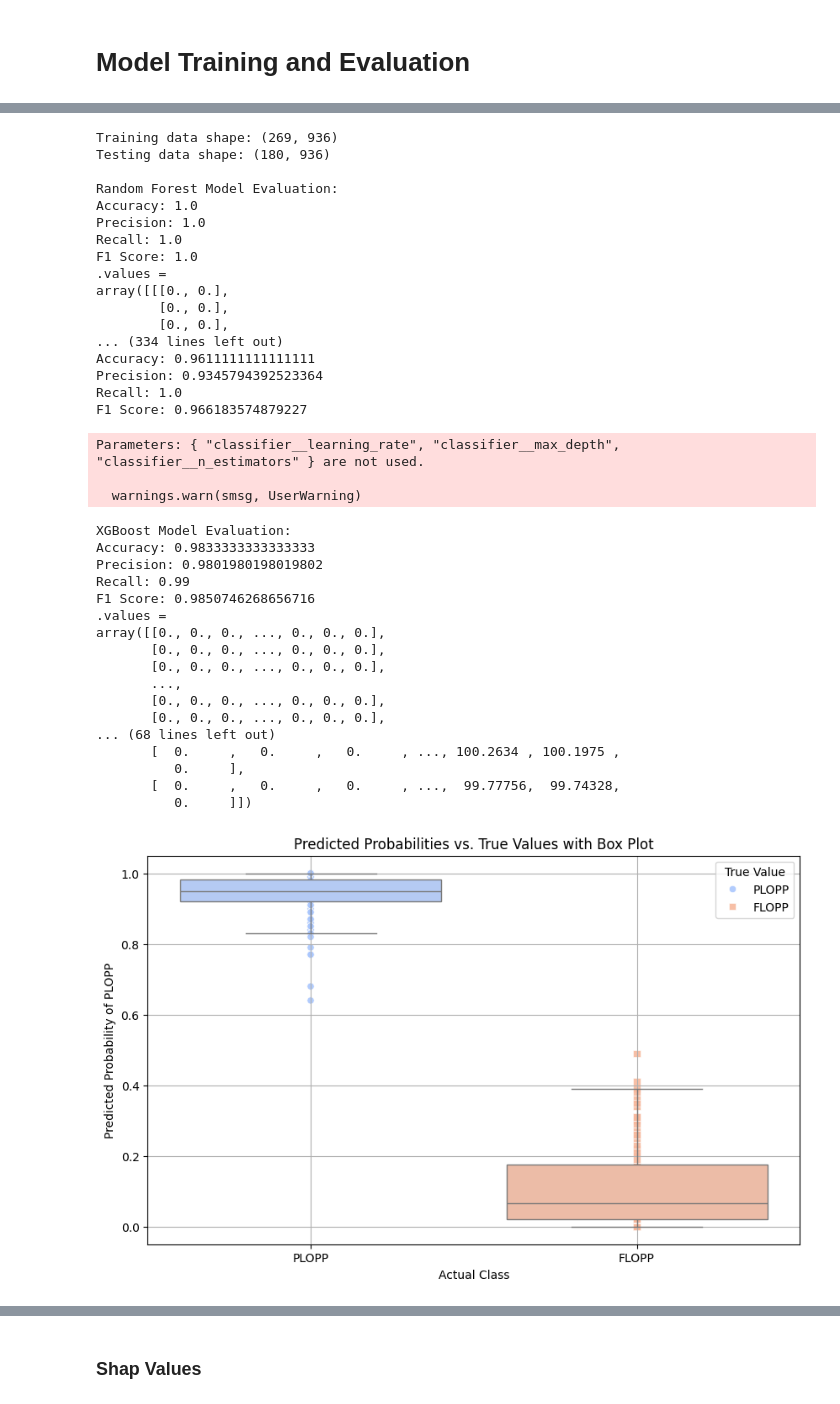
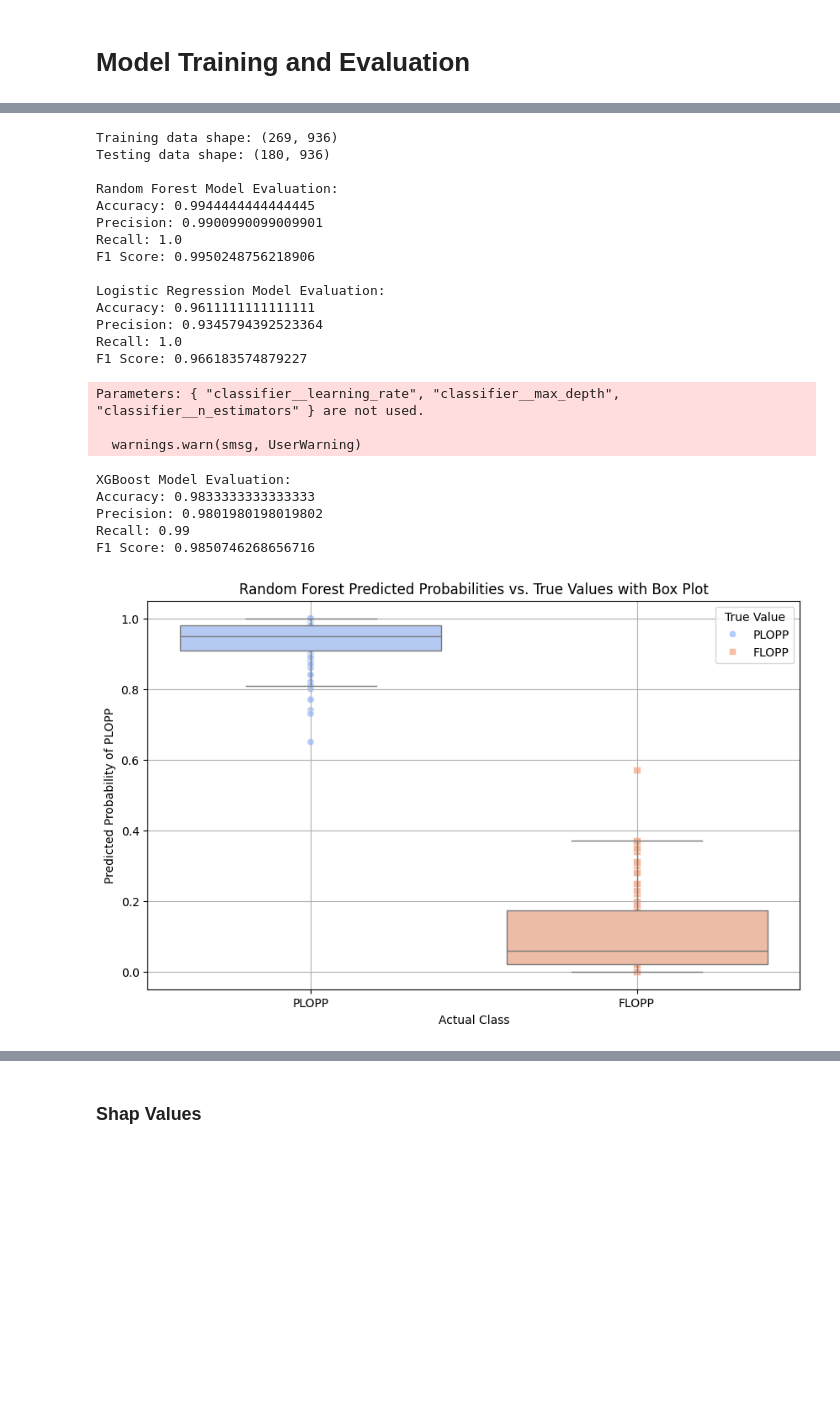
Before and after one commit to Jake-Ford/PLOPP-analysis, a Jupyter notebook: analysis/src/spectra_analysis.ipynb, the cells around one changed output, grey strips where cells are left out. Drawn from its saved outputs; the diff is of its cells as text; code cells hidden in the pictures; blank space fills up the shorter version.

```diff
--- a/analysis/src/spectra_analysis.ipynb
+++ b/analysis/src/spectra_analysis.ipynb
@@ -264,3 +359,7 @@ best_params
  'snv__use_scaling': True}
 # %% [markdown]
 # Model Training and Evaluation
+# %%
+result_df = pd.read_csv("../../data/output/merged_df.csv")
+result_df = result_df.drop(['Unnamed: 0'], axis=1)
+result_df
@@ -420,7 +533,7 @@ for name, model in models.items():
 
         fig, ax = plt.subplots(figsize=(12, 6))
         top_ten_importances.plot(kind='barh', ax=ax)
-        ax.set_title("Top 25 Feature Importance")
+        ax.set_title(f'{name} Top 25 Feature Importance')
         ax.set_ylabel("Importance")
         ax.set_xlabel("Features")
 
@@ -456,52 +569,37 @@ for name, model in models.items():
     # Create a horizontal scatter plot
     sns.scatterplot(data=plot_data, y='Predicted Probability', x='True Value', hue='True Value', palette='coolwarm', style='True Value', markers=['o', 's'], alpha=0.9)
 
     # Create a horizontal boxplot overlay
     sns.boxplot(data=plot_data, y='Predicted Probability', x='True Value', hue='True Value', palette='coolwarm', whis=1.5, fliersize=0)
 
     # Customize the plot
-    plt.title('Predicted Probabilities vs. True Values with Box Plot')
+    plt.title(f'{name} Predicted Probabilities vs. True Values with Box Plot')
     plt.ylabel('Predicted Probability of PLOPP')
     plt.xlabel('Actual Class')
     plt.grid(True)
     plt.savefig(f'../figures/{name}_predicted_probs_box.png')
     plt.close(fig)
 # %% [output]
 Training data shape: (269, 936)
 Testing data shape: (180, 936)
 
 Random Forest Model Evaluation:
-Accuracy: 1.0
-Precision: 1.0
+Accuracy: 0.9944444444444445
+Precision: 0.9900990099009901
 Recall: 1.0
-F1 Score: 1.0
-.values =
-array([[[0., 0.],
-        [0., 0.],
-        [0., 0.],
-... (334 lines left out)
+F1 Score: 0.9950248756218906
+
+Logistic Regression Model Evaluation:
 Accuracy: 0.9611111111111111
 Precision: 0.9345794392523364
 Recall: 1.0
 F1 Score: 0.966183574879227
 Parameters: { "classifier__learning_rate", "classifier__max_depth", "classifier__n_estimators" } are not used.
 
   warnings.warn(smsg, UserWarning)
 XGBoost Model Evaluation:
 Accuracy: 0.9833333333333333
 Precision: 0.9801980198019802
 Recall: 0.99
 F1 Score: 0.9850746268656716
-.values =
-array([[0., 0., 0., ..., 0., 0., 0.],
-       [0., 0., 0., ..., 0., 0., 0.],
-       [0., 0., 0., ..., 0., 0., 0.],
-       ...,
-       [0., 0., 0., ..., 0., 0., 0.],
-       [0., 0., 0., ..., 0., 0., 0.],
-... (68 lines left out)
-       [  0.     ,   0.     ,   0.     , ..., 100.2634 , 100.1975 ,
-          0.     ],
-       [  0.     ,   0.     ,   0.     , ...,  99.77756,  99.74328,
-          0.     ]])
-[figure, old version]
+[figure, new version]
```
Also changed, not shown: parts of 5 cells of this notebook, 1 other file.
